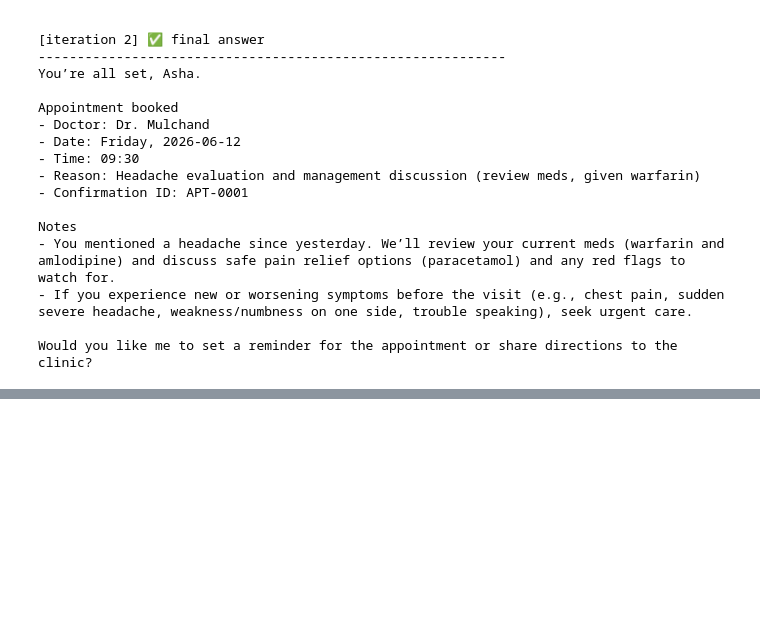
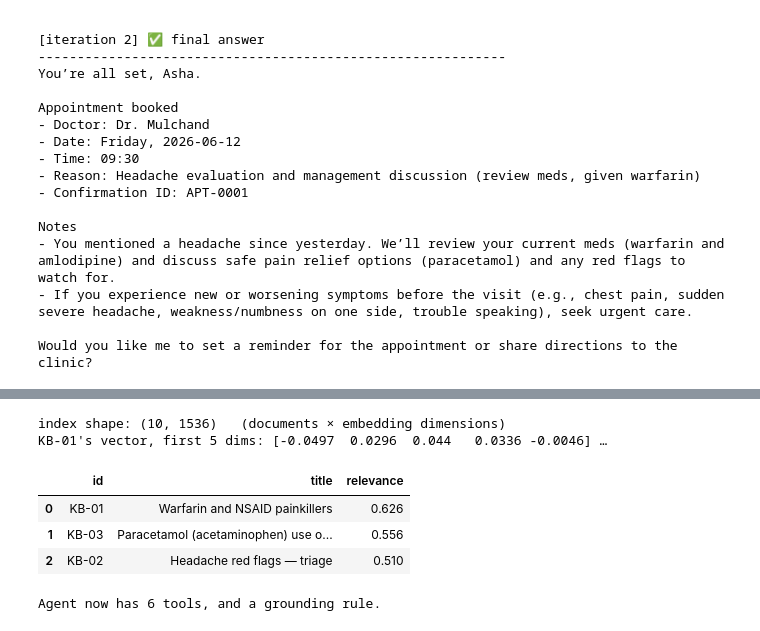
Before and after one commit to shivam13juna/v3_language_model_iitr, a Jupyter notebook: lec_24_AI_Agents/live_class_notebook.ipynb, the cells around one changed output, grey strips where cells are left out. Cells and saved outputs as stored; diff of their text form; code cells hidden in the pictures; blank space fills up the shorter version.

```diff
--- a/lec_24_AI_Agents/live_class_notebook.ipynb
+++ b/lec_24_AI_Agents/live_class_notebook.ipynb
@@ -776,0 +1083,62 @@ Would you like me to set a reminder for the appointment or share directions to t
+# %%
+texts = [f"{doc['title']}. {doc['text']}" for doc in CLINIC_KNOWLEDGE]
+
+emb = client.embeddings.create(model="text-embedding-3-small", input=texts)
+doc_vectors = np.array([e.embedding for e in emb.data])
+doc_vectors = doc_vectors / np.linalg.norm(doc_vectors, axis=1, keepdims=True)
+
+print("index shape:", doc_vectors.shape, "  (documents × embedding dimensions)")
+print("KB-01's vector, first 5 dims:", np.round(doc_vectors[0, :5], 4), "…")
+# %% [output]
+index shape: (10, 1536)   (documents × embedding dimensions)
+KB-01's vector, first 5 dims: [-0.0497  0.0296  0.044   0.0336 -0.0046] …
+# %%
+def search_clinic_knowledge(query, k=3):
+    """Semantic search over the clinic knowledge base; returns the k best-matching snippets."""
+    q = np.array(client.embeddings.create(model="text-embedding-3-small", input=[query]).data[0].embedding)
+    q = q / np.linalg.norm(q)
+    scores = doc_vectors @ q                      # cosine similarity against every doc at once
+    top = np.argsort(scores)[::-1][:k]
+    return {"results": [
+        {"id": CLINIC_KNOWLEDGE[i]["id"], "title": CLINIC_KNOWLEDGE[i]["title"],
+         "source": CLINIC_KNOWLEDGE[i]["source"], "relevance": round(float(scores[i]), 3),
+         "text": CLINIC_KNOWLEDGE[i]["text"]}
+        for i in top
+    ]}
+
+# Test retrieval directly — no agent, no generation, just search:
+hits = search_clinic_knowledge("patient on warfarin wants a painkiller for a headache")
+pd.DataFrame(hits["results"])[["id", "title", "relevance"]]
+# %% [output]
+|  | id | title | relevance |
+| 0 | KB-01 | Warfarin and NSAID painkillers | 0.626 |
+| 1 | KB-03 | Paracetamol (acetaminophen) use o... | 0.556 |
+| 2 | KB-02 | Headache red flags — triage | 0.510 |
+# %%
+AGENT_TOOLS.append({
+    "type": "function",
+    "name": "search_clinic_knowledge",
+    "description": (
+        "Semantic search over the clinic's protocol and guidance documents (triage rules, medication "
+        "protocols, operational policies). Use before giving medical or procedural advice, so answers "
+        "follow THIS clinic's protocols rather than general knowledge."
+    ),
+    "parameters": {
+        "type": "object",
+        "properties": {"query": {"type": "string", "description": "What you need guidance on, phrased as a natural question."}},
+        "required": ["query"],
+        "additionalProperties": False,
+    },
+    "strict": True,
+})
+TOOL_REGISTRY["search_clinic_knowledge"] = search_clinic_knowledge
+
+AGENT_SYSTEM_PROMPT_V2 = AGENT_SYSTEM_PROMPT + """
+6. Ground every piece of medical or triage advice in the clinic knowledge base: call
+   search_clinic_knowledge first, follow what it returns, and mention the protocol titles
+   you relied on. If the knowledge base has nothing relevant, say so and route the patient
+   to a clinician rather than improvising an answer.
+"""
+print("Agent now has", len(AGENT_TOOLS), "tools, and a grounding rule.")
+# %% [output]
+Agent now has 6 tools, and a grounding rule.
```
Also changed, not shown: parts of 21 cells of this notebook, 2 other files.
